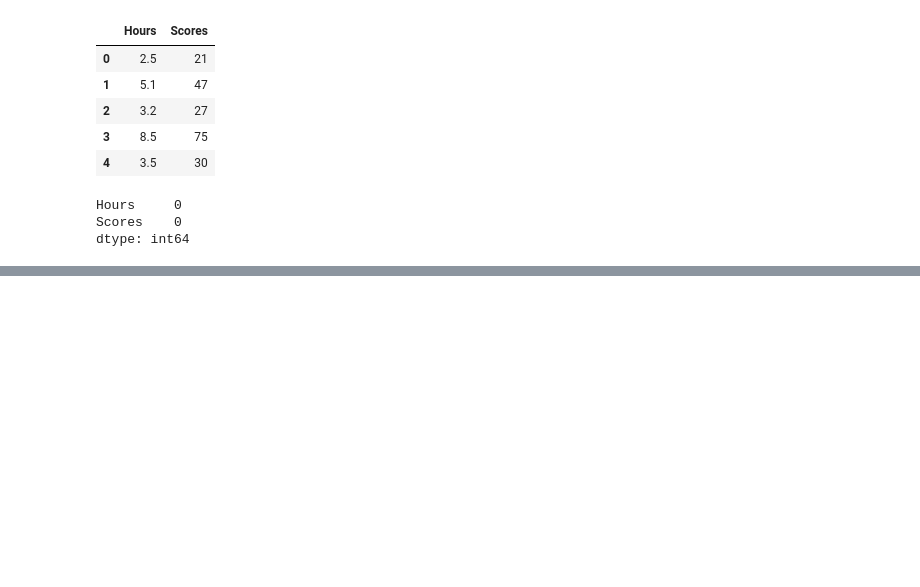
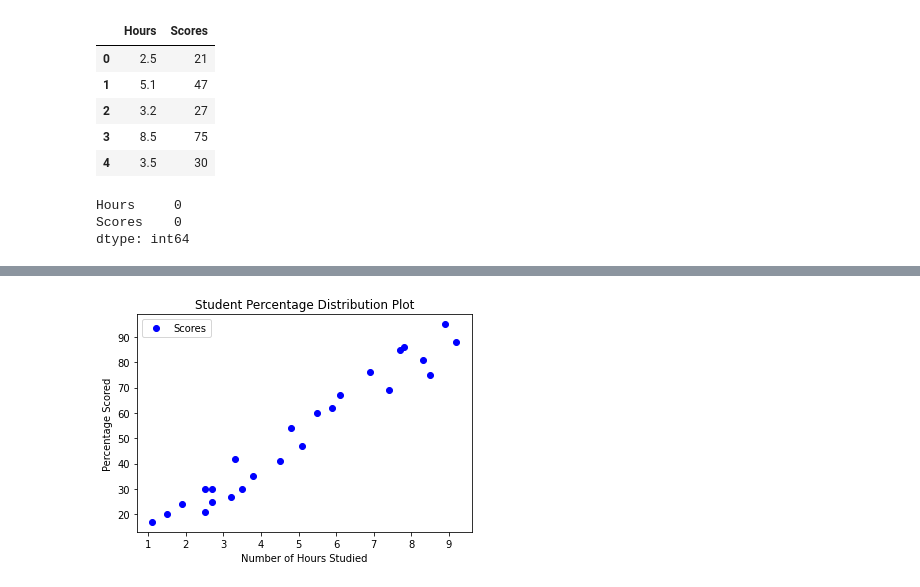
Before and after one commit to iffatzahra/TSF-Task-1, a Jupyter notebook: Student_Percentage_Prediction_Unsupervised_ML.ipynb, the cells around one changed output, grey strips where cells are left out. Cells and saved outputs as stored; diff of their text form; code cells hidden in the pictures; blank space fills up the shorter version.

```diff
--- a/Student_Percentage_Prediction_Unsupervised_ML.ipynb
+++ b/Student_Percentage_Prediction_Unsupervised_ML.ipynb
@@ -33,0 +55,9 @@ dtype: int64
+# %%
+# Distribution of The Scores
+df.plot(x = 'Hours', y = 'Scores', style = 'bo')
+plt.xlabel("Number of Hours Studied")
+plt.ylabel("Percentage Scored")
+plt.title("Student Percentage Distribution Plot")
+plt.show()
+# %% [output]
+[figure, added]
```
Also changed, not shown: parts of 5 cells of this notebook.
